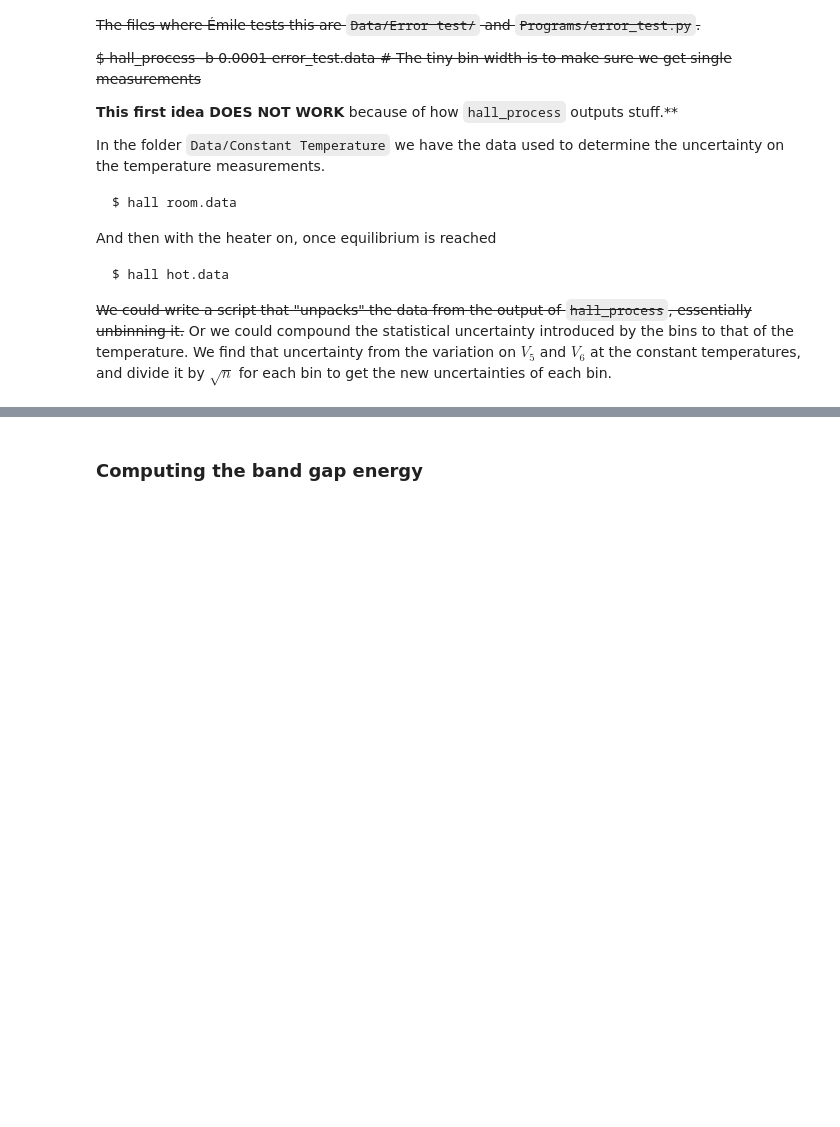
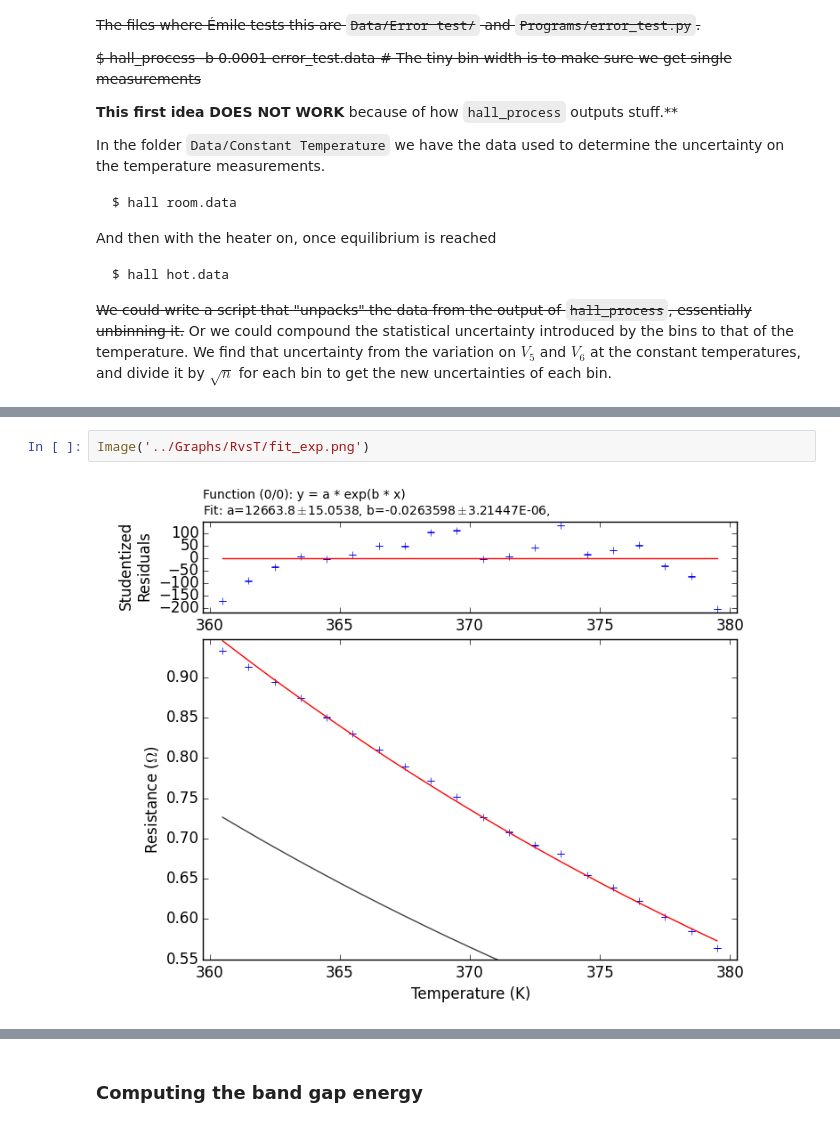
Before and after one commit to ejetzer/hall, a Jupyter notebook: Outline/Lab Outline.ipynb, the cells around one changed output, grey strips where cells are left out. Cells and saved outputs as stored; diff of their text form; blank space fills up the shorter version.

```diff
--- a/Outline/Lab Outline.ipynb
+++ b/Outline/Lab Outline.ipynb
@@ -222 +283,5 @@ reload(error_test)
+# %%
+Image('../Graphs/RvsT/fit_exp.png')
+# %% [output]
+[figure, added]
 # %%
```
Also changed, not shown: parts of 9 cells of this notebook, 16 other files.
